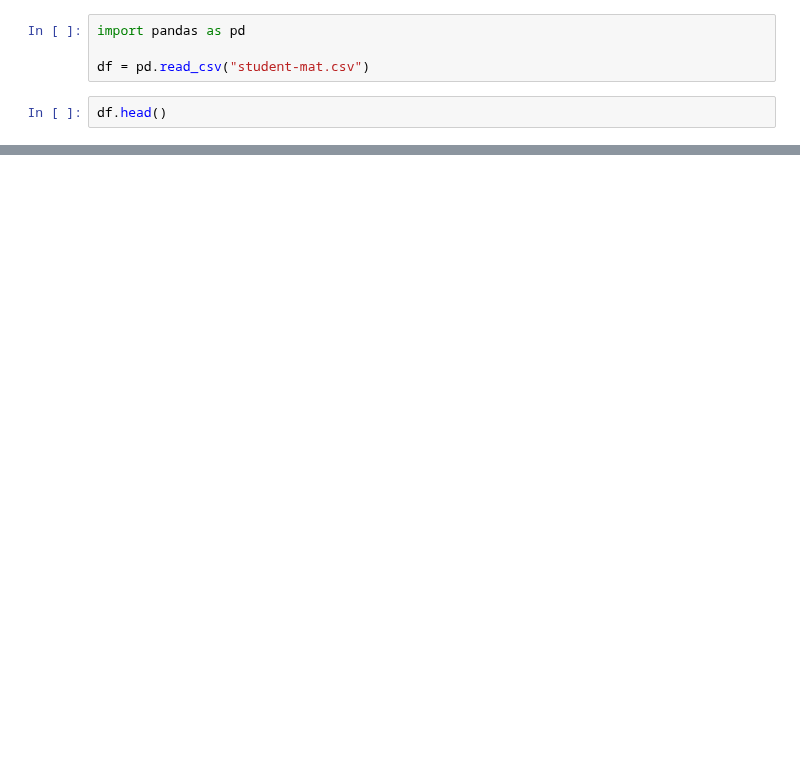
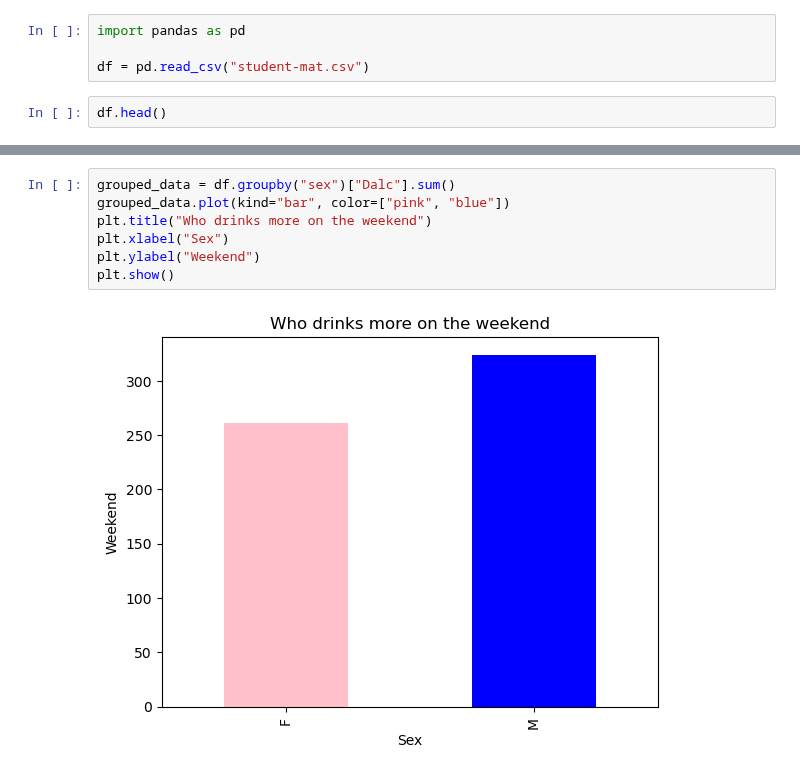
Before and after one commit to msnkr/python_projects, a Jupyter notebook: student_alc_data/student_alc_data.ipynb, the cells around one changed output, grey strips where cells are left out. Drawn from its saved outputs; the diff is of its cells as text; blank space fills up the shorter version.

```diff
--- a/student_alc_data/student_alc_data.ipynb
+++ b/student_alc_data/student_alc_data.ipynb
@@ -20,0 +19,9 @@ plt.show()
+# %%
+grouped_data = df.groupby("sex")["Dalc"].sum()
+grouped_data.plot(kind="bar", color=["pink", "blue"])
+plt.title("Who drinks more on the weekend")
+plt.xlabel("Sex")
+plt.ylabel("Weekend")
+plt.show()
+# %% [output]
+[figure, added]
```
Also changed, not shown: parts of 4 cells of this notebook.
